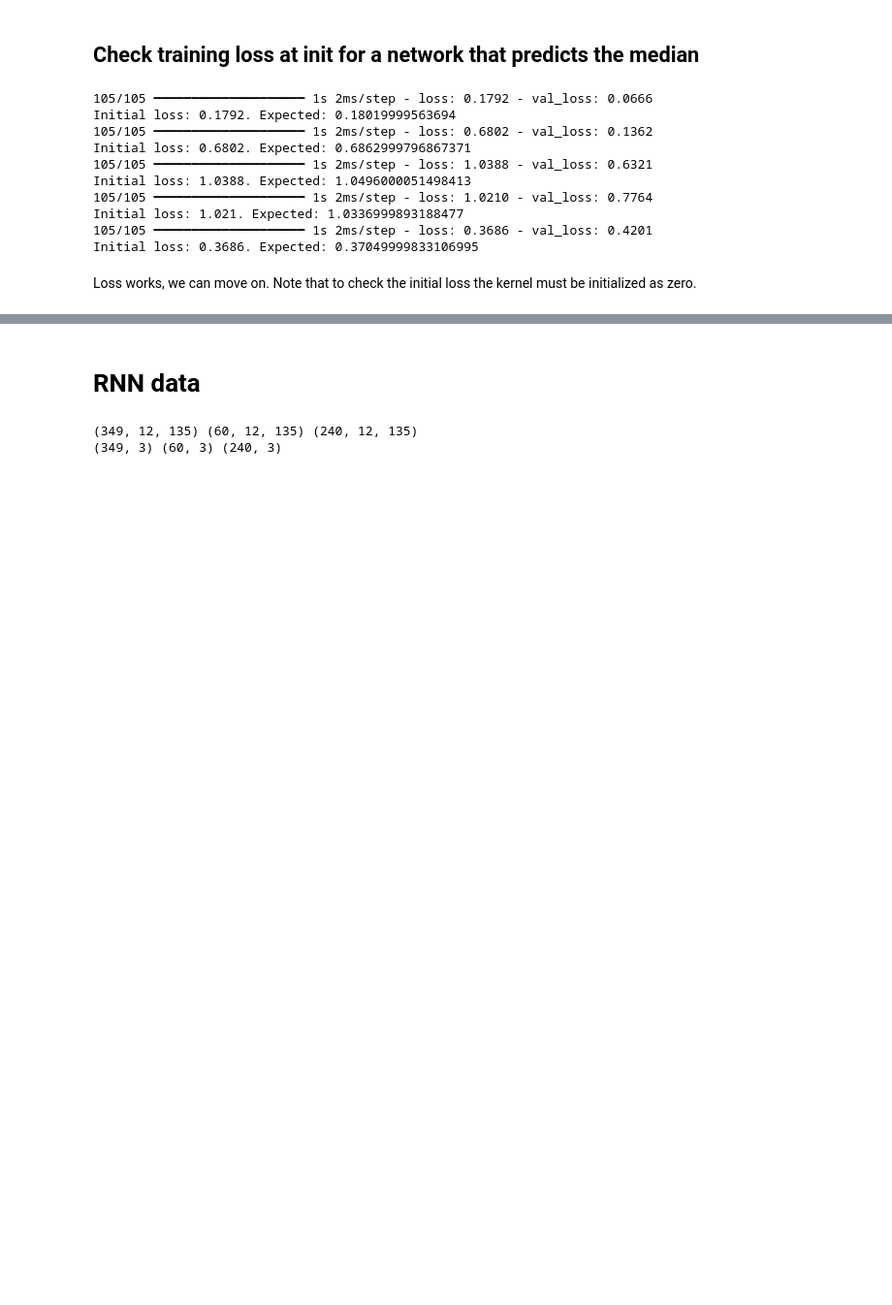
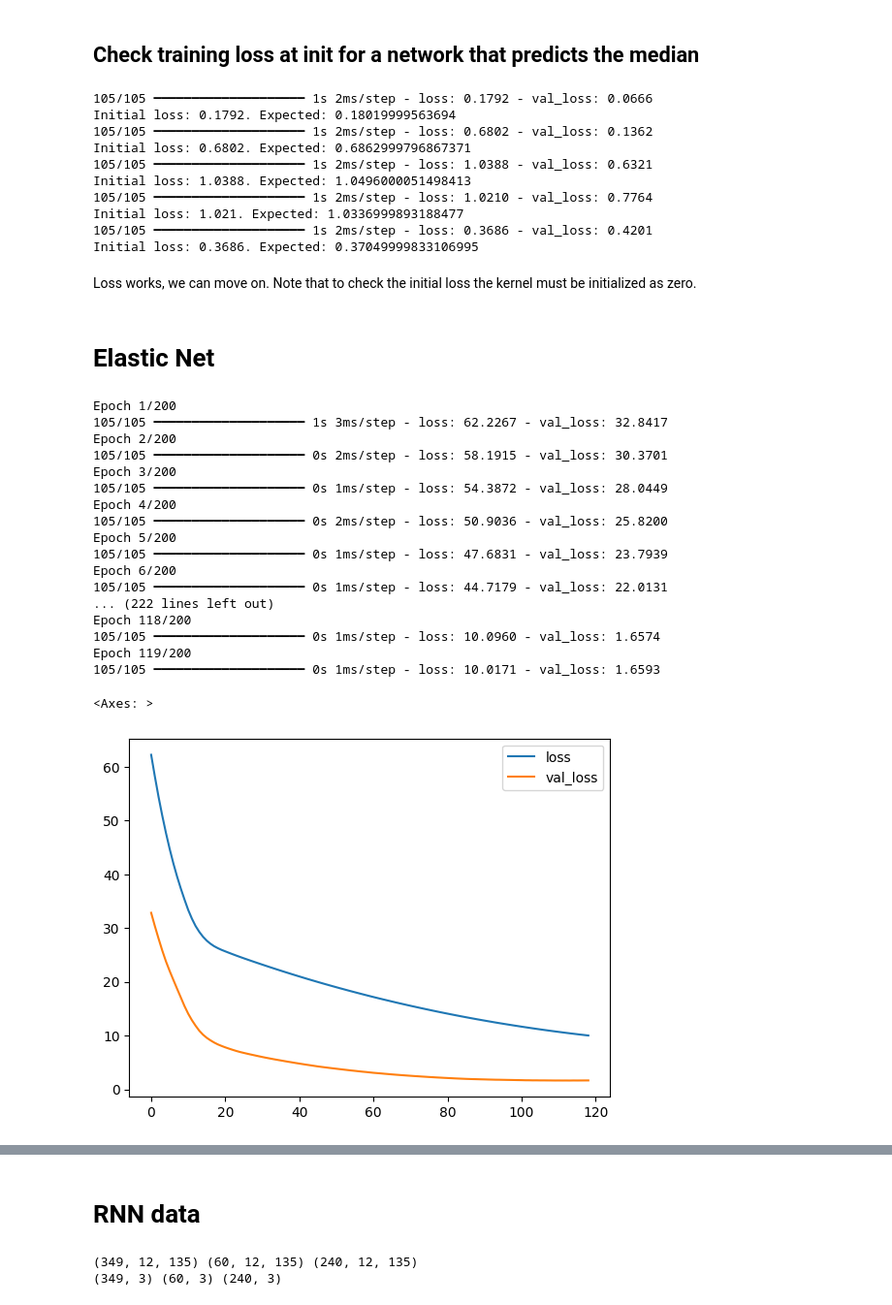
Before and after one commit to rproner1/MacroAtRisk, a Jupyter notebook: tuning.ipynb, the cells around one changed output, grey strips where cells are left out. Shown at 97% size. Saved outputs shown, nothing was run; the diff lists cells and outputs as text; code cells hidden in the pictures; blank space fills up the shorter version.

```diff
--- a/tuning.ipynb
+++ b/tuning.ipynb
@@ -312,3 +348,61 @@ Initial loss: 1.021. Expected: 1.0336999893188477
 Initial loss: 0.3686. Expected: 0.37049999833106995
 # %% [markdown]
 Loss works, we can move on. Note that to check the initial loss the kernel must be initialized as zero.
+# %% [markdown]
+# Elastic Net
+# %%
+keras.utils.set_random_seed(1)
+
+builder_params = {
+    'lr': 3e-4,
+    'l2': 1e-1,
+    'l1': 2.0,
+    'loss': 'mse',
+    'q': 0.5
+}
+
+model = build_linear_model(
+    **builder_params
+)
+
+early_stopping = EarlyStopping(
+    monitor='val_loss',
+    min_delta=1e-3,
+    patience=5,
+    restore_best_weights=True
+)
+
+history = model.fit(
+    X_train_full,
+    y_train_full,
+    epochs=200,
+    batch_size=4,
+    validation_data=(X_val, y_val),
+    callbacks=[
+        early_stopping
+    ],
+    verbose=1,
+    shuffle=True
+)
+
+pd.DataFrame(history.history).plot()
+# %% [output]
+Epoch 1/200
+105/105 ━━━━━━━━━━━━━━━━━━━━ 1s 3ms/step - loss: 62.2267 - val_loss: 32.8417
+Epoch 2/200
+105/105 ━━━━━━━━━━━━━━━━━━━━ 0s 2ms/step - loss: 58.1915 - val_loss: 30.3701
+Epoch 3/200
+105/105 ━━━━━━━━━━━━━━━━━━━━ 0s 1ms/step - loss: 54.3872 - val_loss: 28.0449
+Epoch 4/200
+105/105 ━━━━━━━━━━━━━━━━━━━━ 0s 2ms/step - loss: 50.9036 - val_loss: 25.8200
+Epoch 5/200
+105/105 ━━━━━━━━━━━━━━━━━━━━ 0s 1ms/step - loss: 47.6831 - val_loss: 23.7939
+Epoch 6/200
+105/105 ━━━━━━━━━━━━━━━━━━━━ 0s 1ms/step - loss: 44.7179 - val_loss: 22.0131
+... (222 lines left out)
+Epoch 118/200
+105/105 ━━━━━━━━━━━━━━━━━━━━ 0s 1ms/step - loss: 10.0960 - val_loss: 1.6574
+Epoch 119/200
+105/105 ━━━━━━━━━━━━━━━━━━━━ 0s 1ms/step - loss: 10.0171 - val_loss: 1.6593
+<Axes: >
+[figure, added]
```
Also changed, not shown: parts of 18 cells of this notebook, 1 other file.
